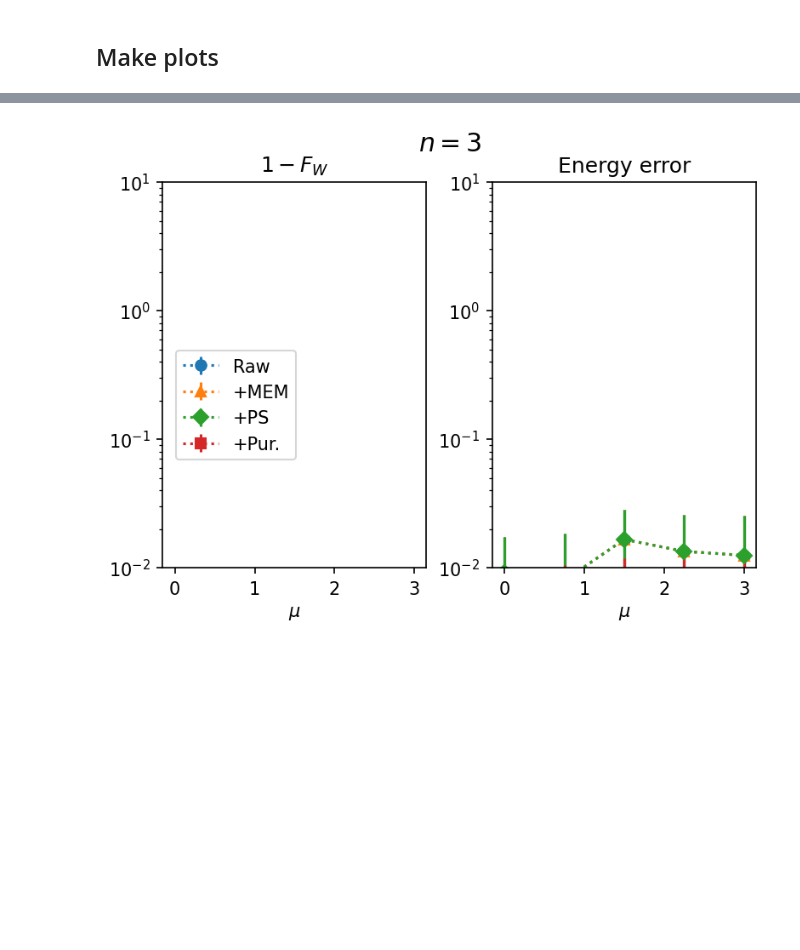
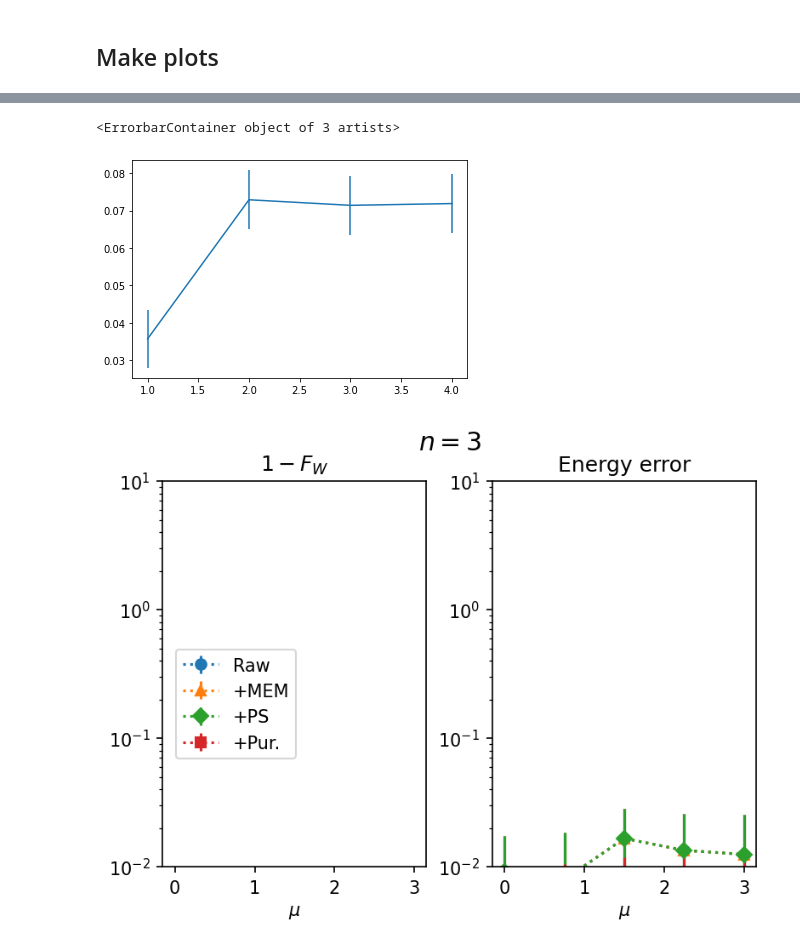
Before and after one commit to georgezhou20/qiskit-research, a Jupyter notebook: docs/mzm_generation/analysis.ipynb, the cells around one changed output, grey strips where cells are left out. Cells and saved outputs as stored; diff of their text form; code cells hidden in the pictures; blank space fills up the shorter version.

Commit message:
More experiment

```diff
--- a/docs/mzm_generation/analysis.ipynb
+++ b/docs/mzm_generation/analysis.ipynb
@@ -62,3 +62,14 @@ TypeError: __init__() missing 2 required positional arguments: 'credentials' and
 AttributeError: 'dict' object has no attribute 'seed'
 
   return _deserialize_object(obj_val)
+# %%
+# load data from local disk
+
+filename = "2022-08-06T185828.893054_ibmq_guadalupe_n6_concatenated1-5"
+
+# directory with test data, edit this as appropriate
+basedir = "/Users/georgezhou/Documents/GitHub/qiskit-research/docs/mzm_generation"
+# basedir = ""
+with open(os.path.join(basedir, "data", f"{filename}.json")) as f:
+    # this may raise an error from Qiskit Experiments but it should be safe to ignore
+    data = json.load(f, cls=ExperimentDecoder)
@@ -125,3 +138,17 @@ KitaevHamiltonianExperimentParameters(timestamp='2022-06-09T012809.963762', back
+# %%
+mit = "pur"
+u=4
+# %%
+fidelity = []
+bars = []
+for i in range(1, 5):
+    fidelity.append(1 - fidelity_witness_avg[None][i][mit][0][u])
+    bars.append(fidelity_witness_avg[None][i][mit][1][u])
+# %%
+plt.errorbar(range(1, 5), fidelity, bars)
+# %% [output]
+<ErrorbarContainer object of 3 artists>
+[figure, added]
 # %%
 # plot fidelity witness and average energy error
 dd_sequence = None
```
Also changed, not shown: parts of 5 cells of this notebook, 7 other files.
